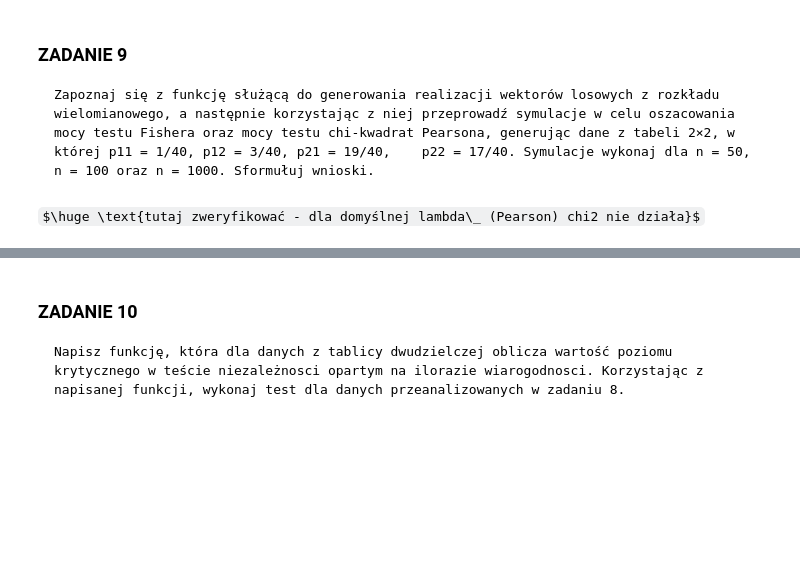
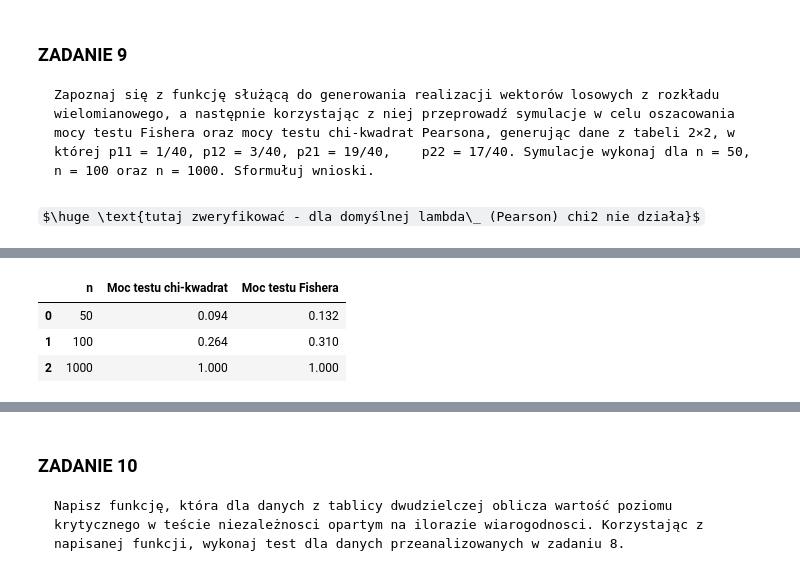
Before and after one commit to Jagaxxx/ADA_raporty, a Jupyter notebook: raport2/raport_l2.ipynb, the cells around one changed output, grey strips where cells are left out. Drawn from its saved outputs; the diff is of its cells as text; code cells hidden in the pictures; some formulas as TeX source; blank space fills up the shorter version.

```diff
--- a/raport2/raport_l2.ipynb
+++ b/raport2/raport_l2.ipynb
@@ -183,3 +189,17 @@ for i, n_i in enumerate(n):
+# %%
+data_test_power = {
+    "n": n,
+    "Moc testu chi-kwadrat": chi2_power,
+    "Moc testu Fishera": fisher_power
+}
+
+df_test_power = pd.DataFrame(data_test_power)
+df_test_power
+# %% [output]
+|  | n | Moc testu chi-kwadrat | Moc testu Fishera |
+| 0 | 50 | 0.094 | 0.132 |
+| 1 | 100 | 0.264 | 0.310 |
+| 2 | 1000 | 1.000 | 1.000 |
 # %%
 plt.plot(n, chi2_power, label='Chi-kwadrat', marker='o')
 plt.plot(n, fisher_power, label='Fisher', marker='o')
```
Also changed, not shown: parts of 39 cells of this notebook.
